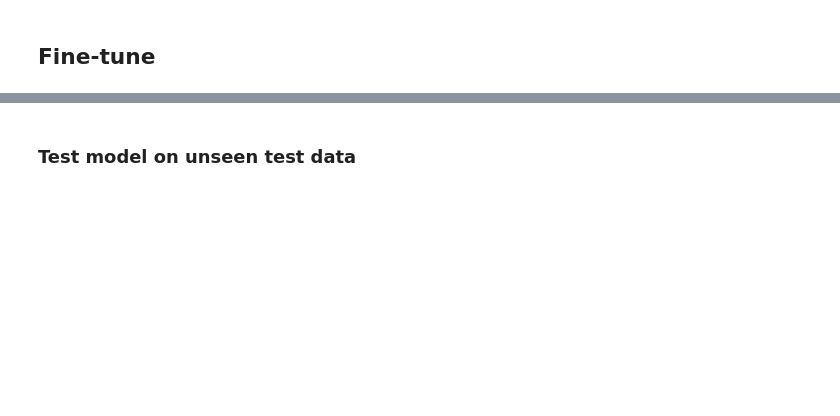
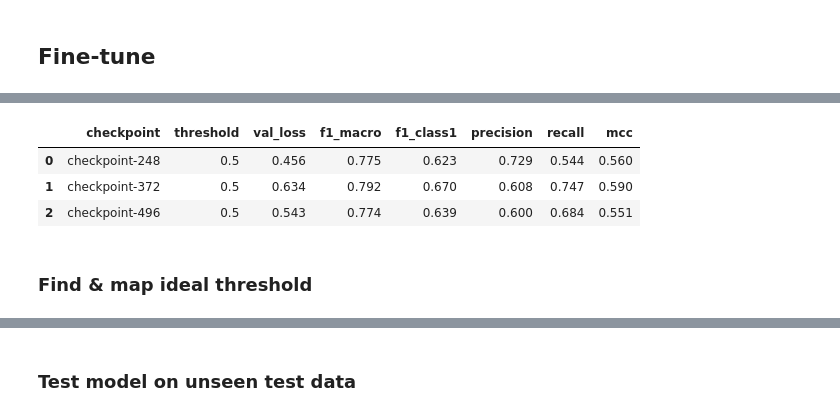
Before and after one commit to gransera/ep_populism_classification, a Jupyter notebook: notebooks/01_training_elite_RoBERTabase.ipynb, the cells around one changed output, grey strips where cells are left out. Cells and saved outputs as stored; diff of their text form; code cells hidden in the pictures; blank space fills up the shorter version.

```diff
--- a/notebooks/01_training_elite_RoBERTabase.ipynb
+++ b/notebooks/01_training_elite_RoBERTabase.ipynb
@@ -369,0 +336,45 @@ TrainOutput(global_step=496, training_loss=0.38964521115826023, metrics={'train_
+# %%
+def evaluate_on_dev(checkpoint_name):
+    model_ckpt = AutoModelForSequenceClassification.from_pretrained(
+        checkpoint_folder / checkpoint_name
+    ).to(device)
+
+    eval_trainer = WeightedTrainer(
+        model=model_ckpt,
+        args=eval_args,
+        compute_metrics=compute_metrics,
+        processing_class=tokenizer,
+        data_collator=DataCollatorWithPadding(tokenizer),
+    )
+
+    dev_preds = eval_trainer.predict(dev_dataset)
+    dev_probs = softmax(dev_preds.predictions, axis=1)
+    dev_labels = dev_preds.label_ids
+
+    # Use fixed threshold 0.5 for fair comparison
+    dev_predictions = (dev_probs[:, 1] >= 0.5).astype(int)
+
+    # Val loss from log history
+    epoch_logs = [l for l in trainer.state.log_history if 'eval_loss' in l]
+    epoch_num = checkpoints.index(checkpoint_name)
+    val_loss = epoch_logs[epoch_num]['eval_loss'] if epoch_num < len(epoch_logs) else None
+
+    return {
+        'checkpoint':    checkpoint_name,
+        'threshold':     0.5,
+        'val_loss':      round(val_loss, 3) if val_loss else None,
+        'f1_macro':      round(f1_score(dev_labels, dev_predictions, average='macro'), 3),
+        'f1_class1':     round(f1_score(dev_labels, dev_predictions, average='binary'), 3),
+        'precision':     round(precision_score(dev_labels, dev_predictions), 3),
+        'recall':        round(recall_score(dev_labels, dev_predictions), 3),
+        'mcc':           round(matthews_corrcoef(dev_labels, dev_predictions), 3),
+    }
+# %%
+# Compare candidates
+dev_results = pd.DataFrame([
+    evaluate_on_dev('checkpoint-248'),
+    evaluate_on_dev('checkpoint-372'),
+    evaluate_on_dev('checkpoint-496'),
+])
+dev_results
+# %% [output]
@@ -369,0 +384,4 @@ TrainOutput(global_step=496, training_loss=0.38964521115826023, metrics={'train_
+|  | checkpoint | threshold | val_loss | f1_macro | f1_class1 | precision | recall | mcc |
+| 0 | checkpoint-248 | 0.5 | 0.456 | 0.775 | 0.623 | 0.729 | 0.544 | 0.560 |
+| 1 | checkpoint-372 | 0.5 | 0.634 | 0.792 | 0.670 | 0.608 | 0.747 | 0.590 |
+| 2 | checkpoint-496 | 0.5 | 0.543 | 0.774 | 0.639 | 0.600 | 0.684 | 0.551 |
@@ -369,0 +391,2 @@ TrainOutput(global_step=496, training_loss=0.38964521115826023, metrics={'train_
+# %% [markdown]
+### Find & map ideal threshold
```
Also changed, not shown: parts of 39 cells of this notebook, 1 other file.
